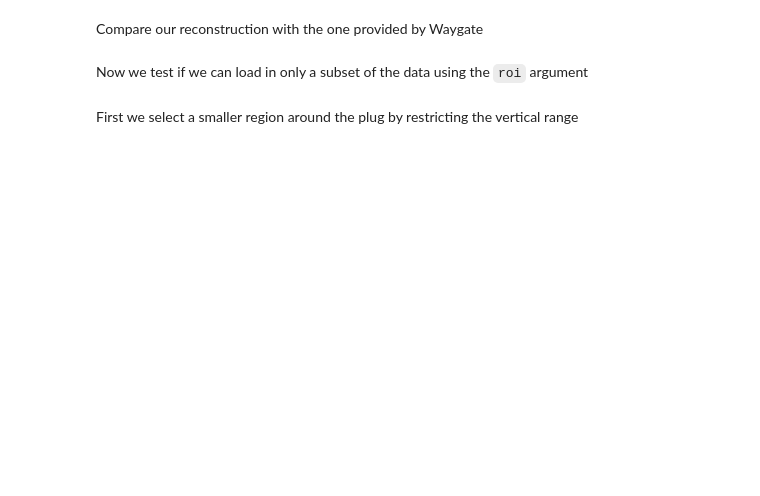
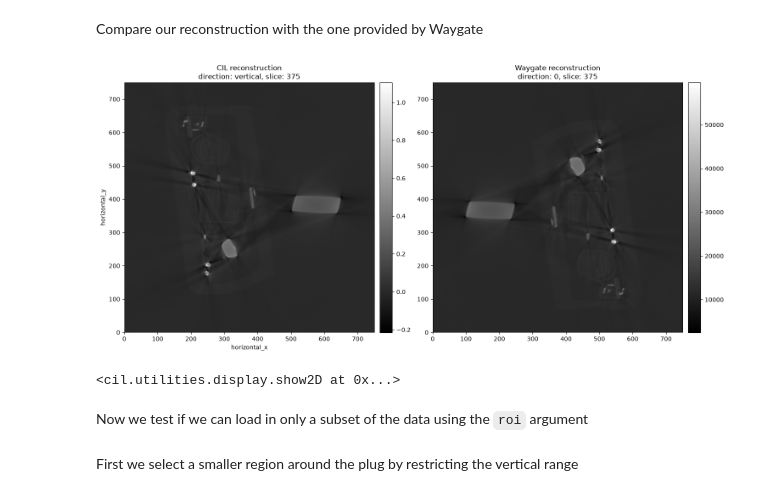
Before and after one commit to TomographicImaging/CIL-Reader-Showcase, a Jupyter notebook: 005_WaygateReader_Plug.ipynb, the cells around one changed output. Cells and saved outputs as stored; diff of their text form; code cells hidden in the pictures; blank space fills up the shorter version.

```diff
--- a/005_WaygateReader_Plug.ipynb
+++ b/005_WaygateReader_Plug.ipynb
@@ -97,7 +175,10 @@ recon_waygate = TIFFStackReader(recon_filename).read()
 # %% [markdown]
 Compare our reconstruction with the one provided by Waygate
 # %%
-show2D([recon_centred, recon_waygate])
+show2D([recon_centred, recon_waygate], title=['CIL reconstruction', 'Waygate reconstruction'])
+# %% [output]
+[figure, added]
+<cil.utilities.display.show2D at 0x...>
 # %% [markdown]
 Now we test if we can load in only a subset of the data using the `roi` argument
 # %% [markdown]
```
Also changed, not shown: parts of 18 cells of this notebook, 4 other files.
